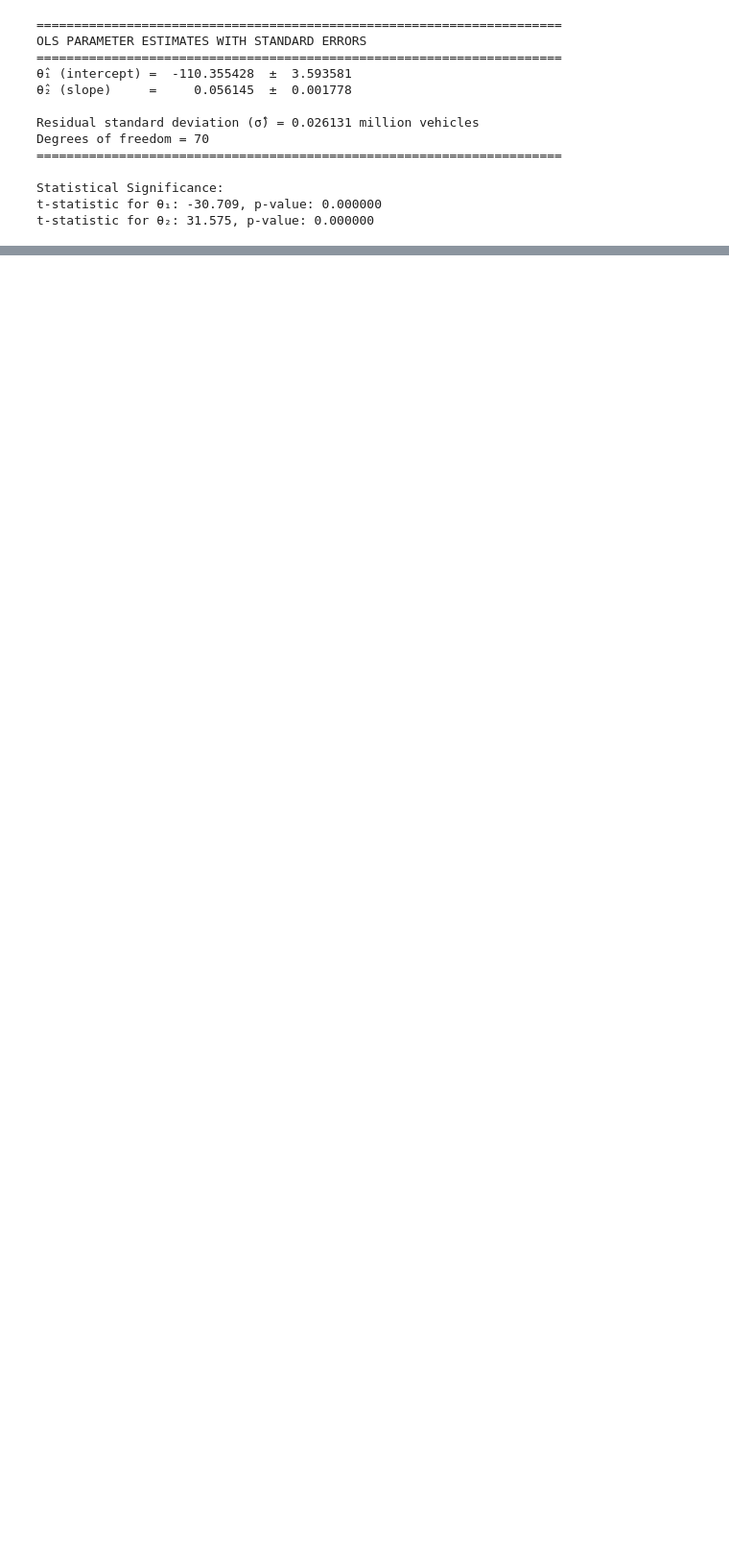
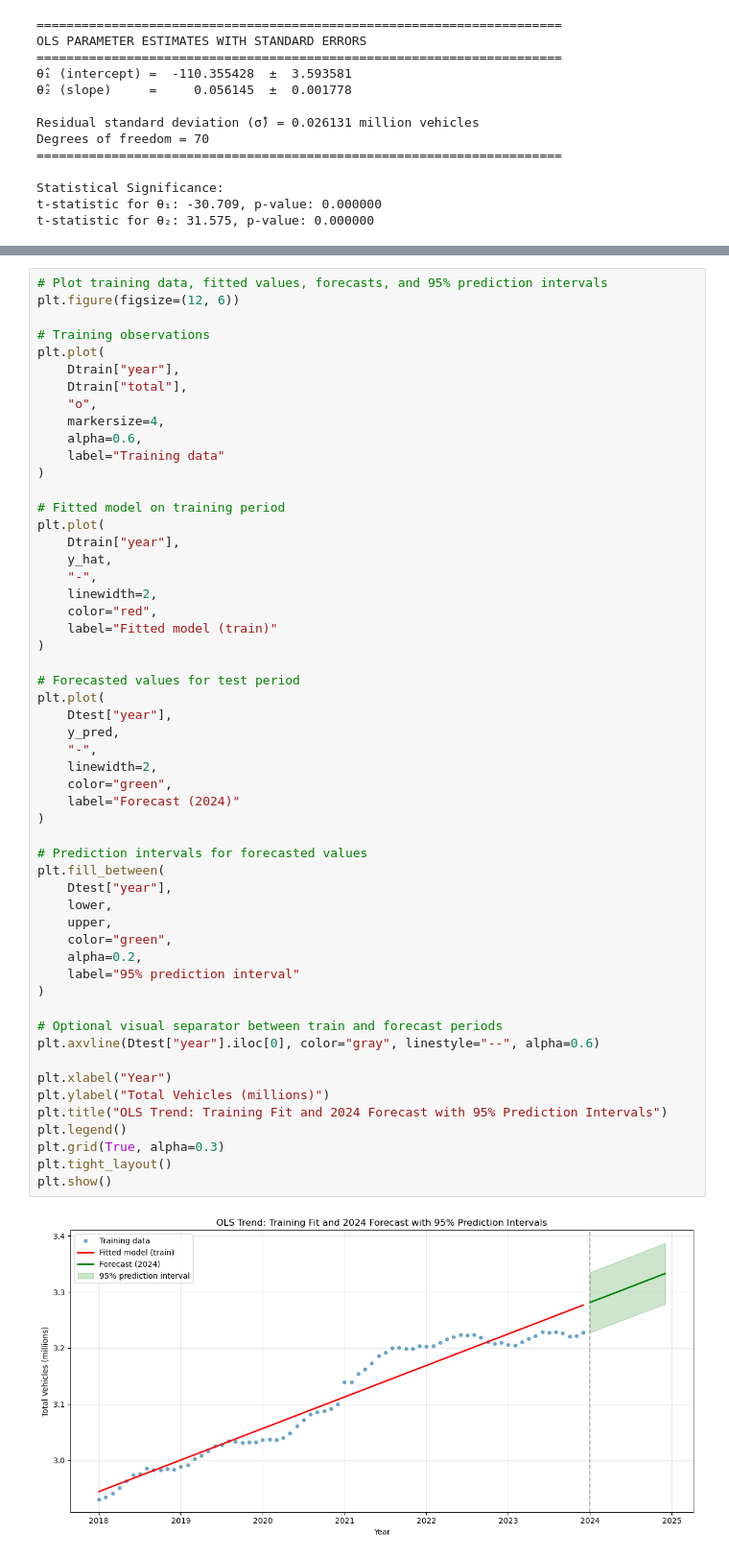
Before and after one commit to JesperDTU/TimeSeriesAnalysis_Assignments, a Jupyter notebook: Assignment1/Assignment1.ipynb, the cells around one changed output, grey strips where cells are left out. Shown at 96% size. Cells and saved outputs as stored; diff of their text form; blank space fills up the shorter version.

```diff
--- a/Assignment1/Assignment1.ipynb
+++ b/Assignment1/Assignment1.ipynb
@@ -240,0 +287,56 @@ Estimated Model:
+# %%
+# Plot training data, fitted values, forecasts, and 95% prediction intervals
+plt.figure(figsize=(12, 6))
+
+# Training observations
+plt.plot(
+    Dtrain["year"],
+    Dtrain["total"],
+    "o",
+    markersize=4,
+    alpha=0.6,
+    label="Training data"
+)
+
+# Fitted model on training period
+plt.plot(
+    Dtrain["year"],
+    y_hat,
+    "-",
+    linewidth=2,
+    color="red",
+    label="Fitted model (train)"
+)
+
+# Forecasted values for test period
+plt.plot(
+    Dtest["year"],
+    y_pred,
+    "-",
+    linewidth=2,
+    color="green",
+    label="Forecast (2024)"
+)
+
+# Prediction intervals for forecasted values
+plt.fill_between(
+    Dtest["year"],
+    lower,
+    upper,
+    color="green",
+    alpha=0.2,
+    label="95% prediction interval"
+)
+
+# Optional visual separator between train and forecast periods
+plt.axvline(Dtest["year"].iloc[0], color="gray", linestyle="--", alpha=0.6)
+
+plt.xlabel("Year")
+plt.ylabel("Total Vehicles (millions)")
+plt.title("OLS Trend: Training Fit and 2024 Forecast with 95% Prediction Intervals")
+plt.legend()
+plt.grid(True, alpha=0.3)
+plt.tight_layout()
+plt.show()
+# %% [output]
+[figure, added]
```
Also changed, not shown: parts of 5 cells of this notebook.
